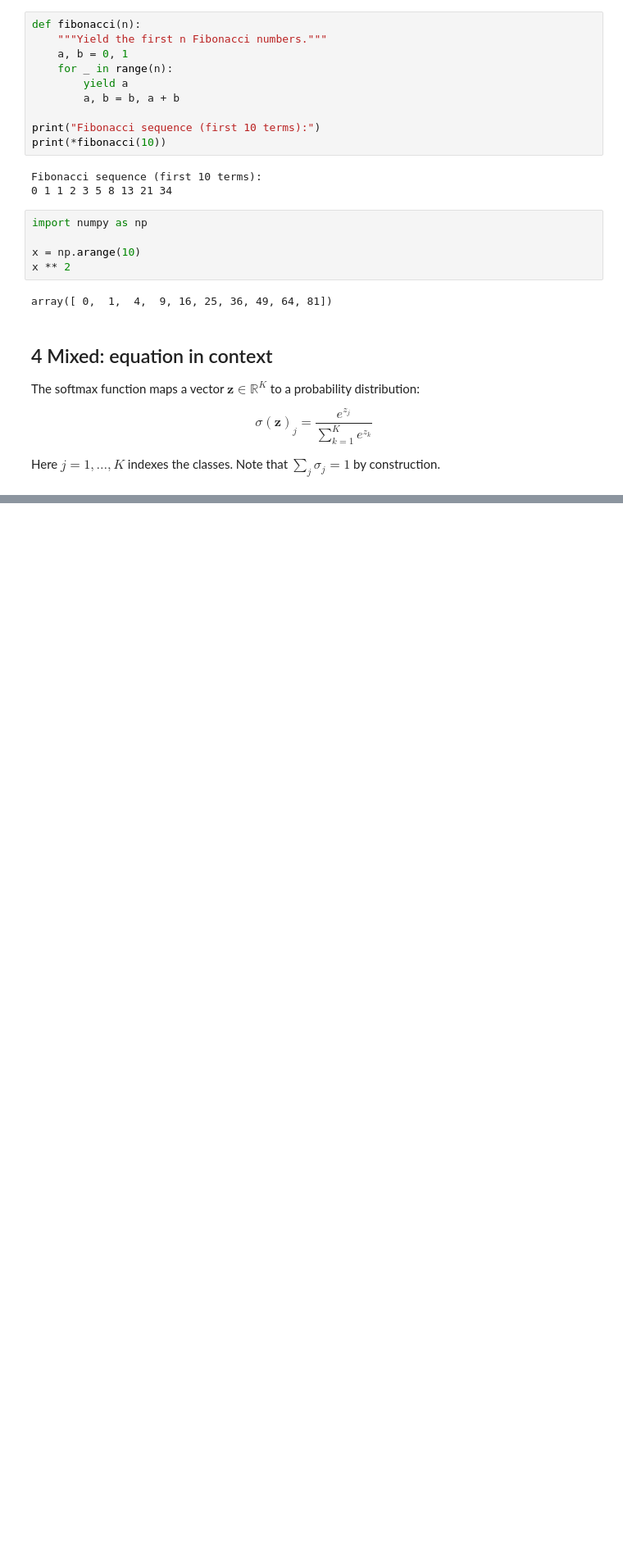
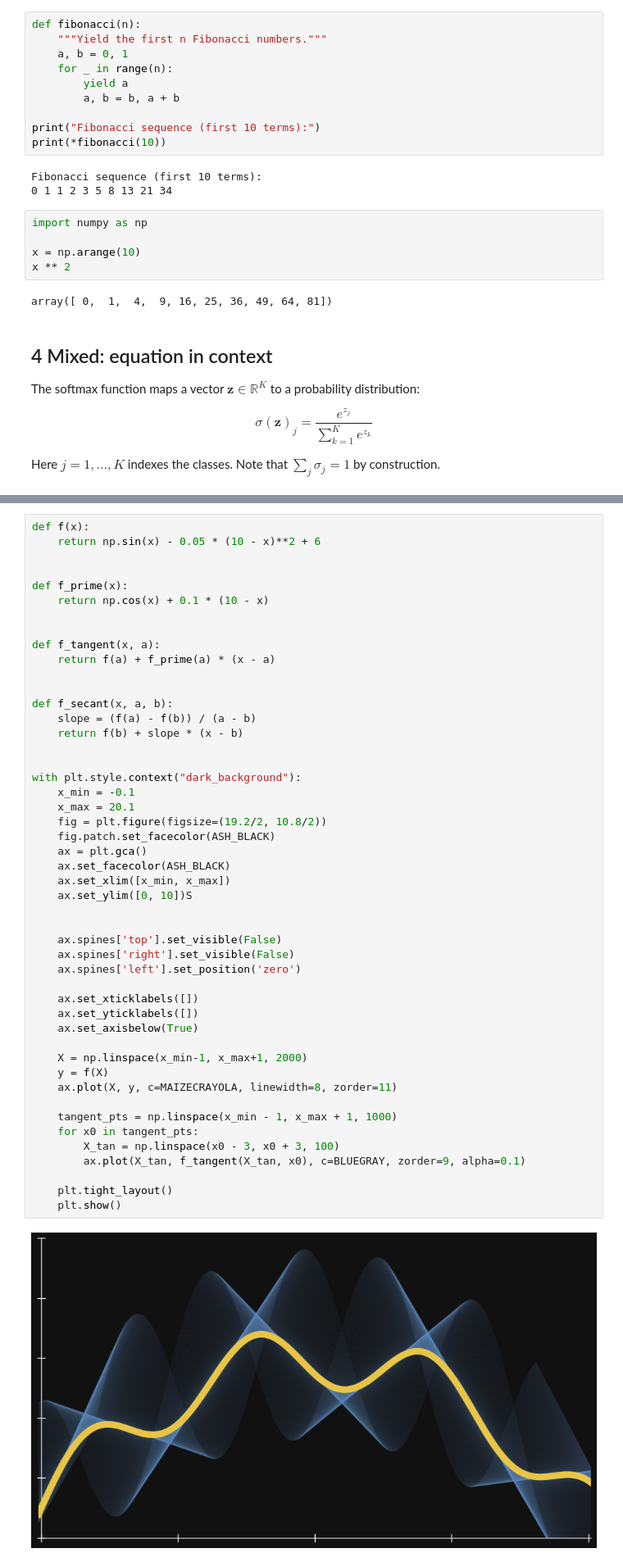
Before and after one commit to the-palindrome/nb2wb, a Jupyter notebook: example/example.ipynb, the cells around one changed output, grey strips where cells are left out. Shown at 82% size. Drawn from its saved outputs; the diff is of its cells as text; blank space fills up the shorter version.

Commit message:
matplotlib image rendering added

```diff
--- a/example/example.ipynb
+++ b/example/example.ipynb
@@ -78,0 +162,50 @@ softmax([1, 2, 3]) = [0.0900 0.2447 0.6652]
+# %%
+def f(x):
+    return np.sin(x) - 0.05 * (10 - x)**2 + 6
+
+
+def f_prime(x):
+    return np.cos(x) + 0.1 * (10 - x)
+
+
+def f_tangent(x, a):
+    return f(a) + f_prime(a) * (x - a)
+
+
+def f_secant(x, a, b):
+    slope = (f(a) - f(b)) / (a - b)
+    return f(b) + slope * (x - b)
+
+
+with plt.style.context("dark_background"):
+    x_min = -0.1
+    x_max = 20.1
+    fig = plt.figure(figsize=(19.2/2, 10.8/2))
+    fig.patch.set_facecolor(ASH_BLACK)
+    ax = plt.gca()
+    ax.set_facecolor(ASH_BLACK)
+    ax.set_xlim([x_min, x_max])
+    ax.set_ylim([0, 10])S
+
+
+    ax.spines['top'].set_visible(False)
+    ax.spines['right'].set_visible(False)
+    ax.spines['left'].set_position('zero')
+
+    ax.set_xticklabels([])
+    ax.set_yticklabels([])
+    ax.set_axisbelow(True)
+
+    X = np.linspace(x_min-1, x_max+1, 2000)
+    y = f(X)
+    ax.plot(X, y, c=MAIZECRAYOLA, linewidth=8, zorder=11)
+
+    tangent_pts = np.linspace(x_min - 1, x_max + 1, 1000)
+    for x0 in tangent_pts:
+        X_tan = np.linspace(x0 - 3, x0 + 3, 100)
+        ax.plot(X_tan, f_tangent(X_tan, x0), c=BLUEGRAY, zorder=9, alpha=0.1)
+
+    plt.tight_layout()
+    plt.show()
+# %% [output]
+[figure, added]
```
Also changed, not shown: parts of 3 cells of this notebook, 2 other files.
